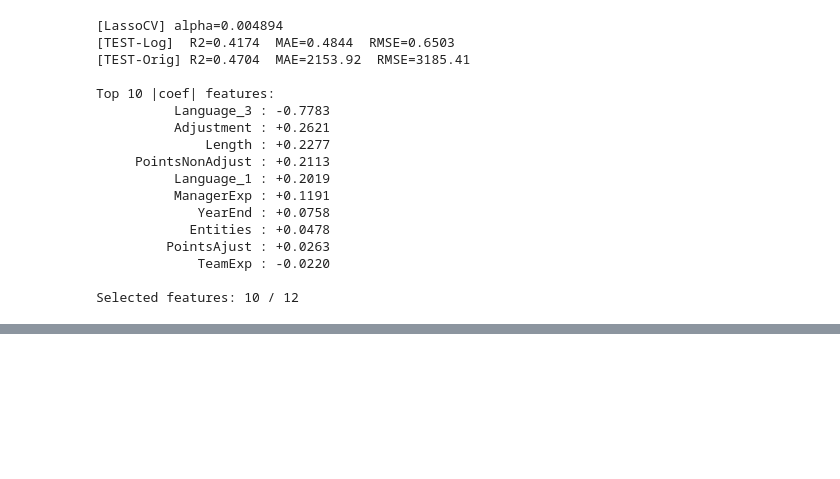
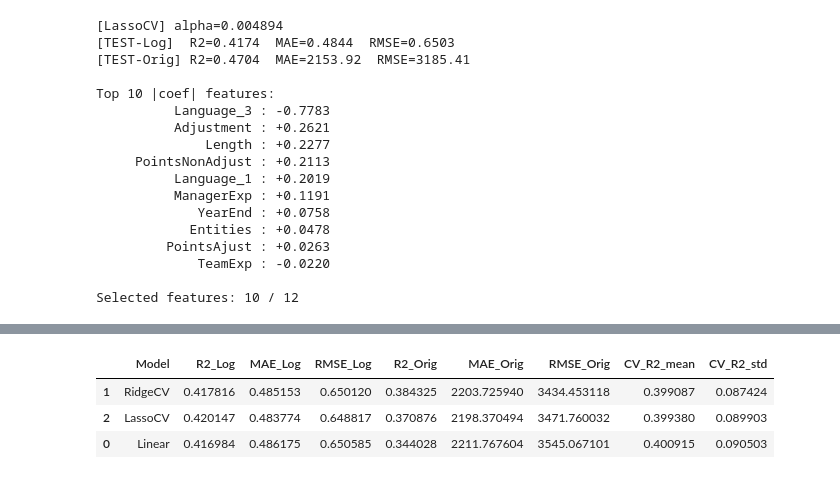
Before and after one commit to Shahbazi-Amir/SmartDevTime, a Jupyter notebook: smartdevtime_project_2.ipynb, the cells around one changed output, grey strips where cells are left out. Cells and saved outputs as stored; diff of their text form; code cells hidden in the pictures; blank space fills up the shorter version.

```diff
--- a/smartdevtime_project_2.ipynb
+++ b/smartdevtime_project_2.ipynb
@@ -571,0 +695,68 @@ Selected features: 10 / 12
+# %%
+# Step: Reduced linear models with selected features (compact)
+# English comments inside; Persian explanation outside.
+
+import numpy as np
+import pandas as pd
+from sklearn.model_selection import train_test_split, KFold, cross_val_score
+from sklearn.preprocessing import StandardScaler, OneHotEncoder
+from sklearn.compose import ColumnTransformer
+from sklearn.pipeline import Pipeline
+from sklearn.linear_model import LinearRegression, RidgeCV, LassoCV
+from sklearn.metrics import r2_score, mean_absolute_error, mean_squared_error
+
+dfc = df_cleaned.copy()
+y_log = dfc["LogEffort"].to_numpy() if "LogEffort" in dfc.columns else np.log(dfc["Effort"].to_numpy())
+
+# Selected features based on your Lasso results
+feat_sel = ["Adjustment","Length","PointsNonAdjust","ManagerExp","YearEnd","Language"]
+X = dfc[feat_sel].copy()
+
+num = [c for c in feat_sel if c != "Language"]
+cat = ["Language"]
+
+try:
+    X_train, X_test, y_train_log, y_test_log
+except NameError:
+    X_train, X_test, y_train_log, y_test_log = train_test_split(X, y_log, test_size=0.2, random_state=42)
+
+pre = ColumnTransformer([
+    ("num", StandardScaler(), num),
+    ("cat", OneHotEncoder(drop="if_binary", handle_unknown="ignore"), cat),
+])
+
+# Define three models to compare
+models = {
+    "Linear": LinearRegression(),
+    "RidgeCV": RidgeCV(alphas=np.logspace(-4, 3, 50), cv=5),
+    "LassoCV": LassoCV(alphas=np.logspace(-4, 2, 60), cv=5, random_state=42, max_iter=10000, tol=1e-4),
+}
+
+results = []
+for name, est in models.items():
+    pipe = Pipeline([("pre", pre), ("model", est)])
+    pipe.fit(X_train, y_train_log)
+    y_pred_log = pipe.predict(X_test)
+    # log-scale metrics
+    r2_l = r2_score(y_test_log, y_pred_log)
+    mae_l = mean_absolute_error(y_test_log, y_pred_log)
+    rmse_l = np.sqrt(mean_squared_error(y_test_log, y_pred_log))
+    # original-scale metrics
+    y_test = np.exp(y_test_log); y_pred = np.exp(y_pred_log)
+    r2_o = r2_score(y_test, y_pred)
+    mae_o = mean_absolute_error(y_test, y_pred)
+    rmse_o = np.sqrt(mean_squared_error(y_test, y_pred))
+    # CV stability on train (R2 log-scale)
+    cv = KFold(n_splits=5, shuffle=True, random_state=42)
+    cv_scores = cross_val_score(pipe, X_train, y_train_log, cv=cv, scoring="r2")
+    results.append([name, r2_l, mae_l, rmse_l, r2_o, mae_o, rmse_o, cv_scores.mean(), cv_scores.std()])
+
+res_df = pd.DataFrame(results, columns=[
+    "Model","R2_Log","MAE_Log","RMSE_Log","R2_Orig","MAE_Orig","RMSE_Orig","CV_R2_mean","CV_R2_std"
+]).sort_values("R2_Orig", ascending=False)
+res_df
+# %% [output]
+|  | Model | R2_Log | MAE_Log | RMSE_Log | R2_Orig | MAE_Orig | RMSE_Orig | CV_R2_mean | CV_R2_std |
+| 1 | RidgeCV | 0.417816 | 0.485153 | 0.650120 | 0.384325 | 2203.725940 | 3434.453118 | 0.399087 | 0.087424 |
+| 2 | LassoCV | 0.420147 | 0.483774 | 0.648817 | 0.370876 | 2198.370494 | 3471.760032 | 0.399380 | 0.089903 |
+| 0 | Linear | 0.416984 | 0.486175 | 0.650585 | 0.344028 | 2211.767604 | 3545.067101 | 0.400915 | 0.090503 |
```
Also changed, not shown: parts of 4 cells of this notebook.
